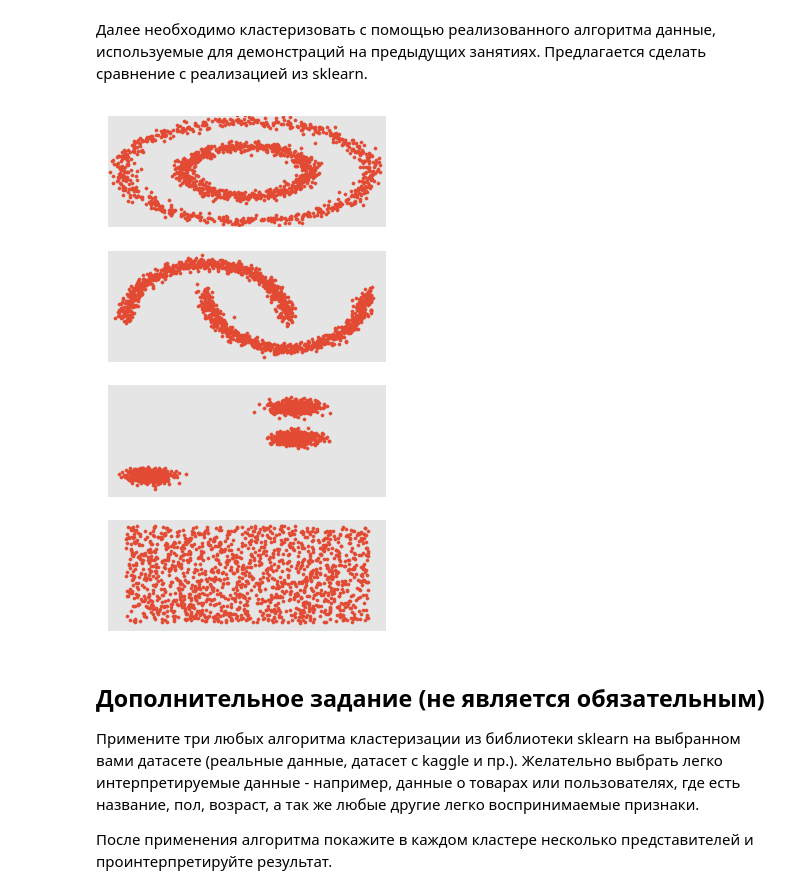
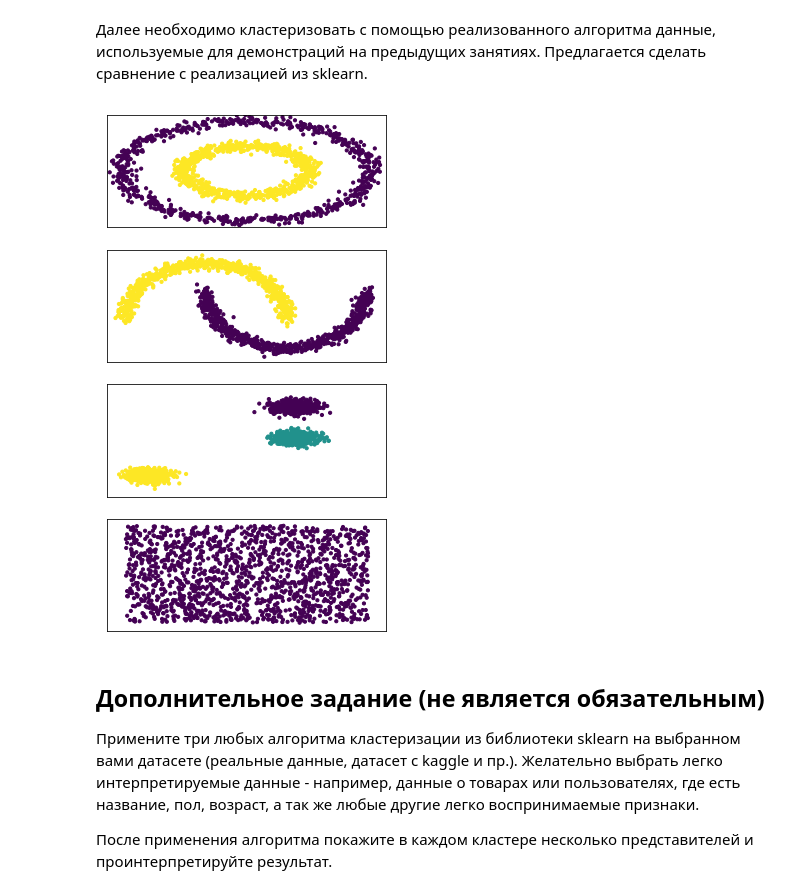
Before and after one commit to pyltsin/ipynb, a Jupyter notebook: otus/11(kmean)/homework-clustering.ipynb, the cells around one changed output. Drawn from its saved outputs; the diff is of its cells as text; code cells hidden in the pictures.

```diff
--- a/otus/11(kmean)/homework-clustering.ipynb
+++ b/otus/11(kmean)/homework-clustering.ipynb
@@ -33,34 +33,3 @@ plt.rcParams['figure.figsize'] = (12, 8)
 # %% [markdown]
 ## Интерфейс
 Алгоритм кластеризации должен удовлетворять следующему интерфейсу. Конструктор принимает набор параметров, необходимых для работы алгоритма кластеризации. Метод `fit` подсчитывает параметры модели и возвращает `self`. Метод `predict` возвращает вектор с индексами кластеров для поданных в него объектов `x`
-# %%
-from sklearn.base import BaseEstimator, ClusterMixin
-
-class Clustering(BaseEstimator, ClusterMixin):
-    """
-    Implement clustering algorithm according
-    """
-
-    def __init__(self, **kwargs):
-        """
-        Please add necessary algoritm parameters to class constructor.
-        """
-        return
-
-    def fit(self, x, y=None):
-        """
-        Use data matrix x to compute model parameters
-        """
-        self.x_len = len(x)
-        return self
-
-    def predict(self, x):
-        """
-        Using computed model parameters predict cluster
-        for all objects from x
-        """
-        return [random.randint(0,5) for r in range(self.x_len)]
-
-    def fit_predict(self, x, y=None):
-        self.fit(x, y)
-        return self.predict(x)
@@ -66,0 +77,8 @@ class Clustering(BaseEstimator, ClusterMixin):
+# %%
+def regionQuery(x, X, eps):
+    """
+    Функция для возврата порядковых номеров точек внутри области вокруг точки Х
+    """
+    d =  cdist(x, X)
+#     print(d[0])
+    return [item[0] for item in np.argwhere(d[0]<eps)]
@@ -131,32 +307,34 @@ import matplotlib.pyplot as plt
 
 from sklearn import datasets
 from sklearn.preprocessing import StandardScaler
 
 np.random.seed(0)
 
 n_samples = 1500
 noisy_circles = datasets.make_circles(n_samples=n_samples, factor=.5,
                                       noise=.05)
 noisy_moons = datasets.make_moons(n_samples=n_samples, noise=.05)
 blobs = datasets.make_blobs(n_samples=n_samples, random_state=8)
 no_structure = np.random.rand(n_samples, 2), None
 
 plt.figure(figsize=(2 + 3, 9.5))
 
 data = [noisy_circles, noisy_moons, blobs, no_structure]
 for i_dataset, dataset in enumerate(data):
     X, y = dataset
     # normalize dataset for easier parameter selection
     X = StandardScaler().fit_transform(X)
 
+    pred = Clustering(0.3, 5).fit_predict(X)
+
     # plot
     plt.subplot(4, 1, i_dataset + 1)
-    plt.scatter(X[:, 0], X[:, 1], s=10)
+    plt.scatter(X[:, 0], X[:, 1], c = pred, s=10)
     plt.xlim(-2, 2)
     plt.ylim(-2, 2)
     plt.xticks(())
     plt.yticks(())
 
 plt.show()
 # %% [output]
-[figure, old version]
+[figure, new version]
```
Also changed, not shown: parts of 16 cells of this notebook, 7 other files.
